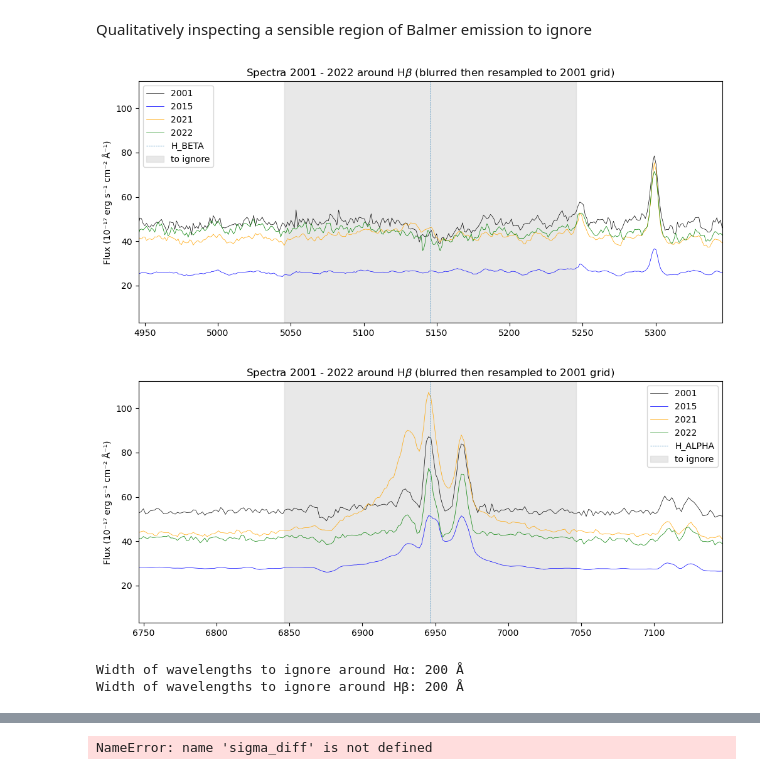
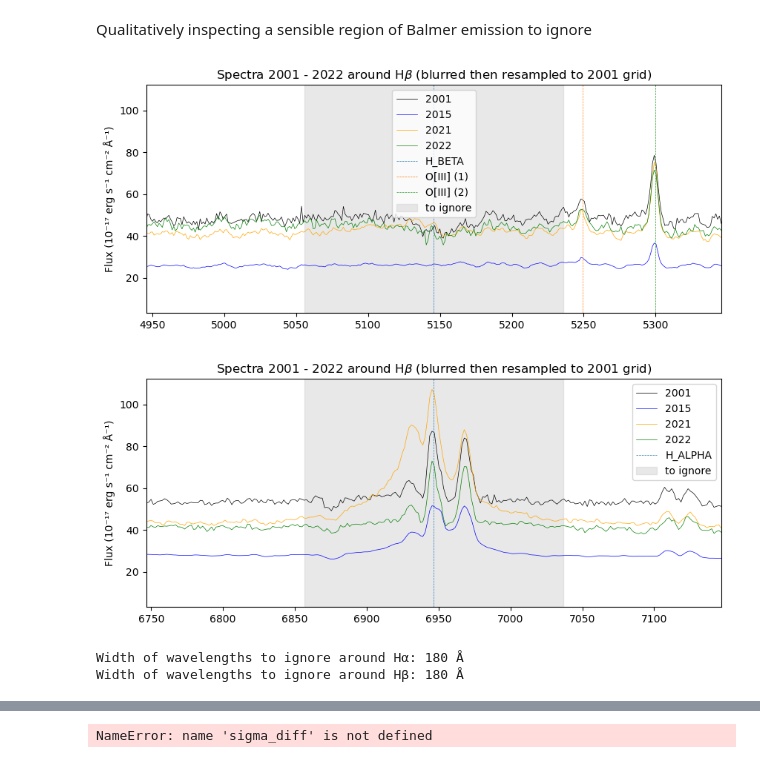
Before and after one commit to things-0/denison_2026, a Jupyter notebook: oli/main.ipynb, the cells around one changed output, grey strips where cells are left out. Saved outputs shown, nothing was run; the diff lists cells and outputs as text; code cells hidden in the pictures.

```diff
--- a/oli/main.ipynb
+++ b/oli/main.ipynb
@@ -881,10 +877,18 @@ def adjust_calibration(
 # %% [markdown]
 ## Reading in data
 # %%
-lam, (data01, data15, data21, data22) = get_data(plot_res_coverage=True) #TODO: compare 4 and 3 arcsec
-flux01, var01 = data01
-flux15, var15 = data15
-flux21, var21 = data21
-flux22, var22 = data22
+data = get_data(plot_res_coverage=True) #TODO: compare 4 and 3 arcsec
+lam, (data01, data15, data21, data22) = data
+flux01, err01 = data01
+flux15, err15 = data15
+flux21, err21 = data21
+flux22, err22 = data22
+
+fname_2015_blue_4arcsec = "323854_A_spectrum_4-arcsec_blue.fits"
+fname_2015_red_4arcsec = "323854_A_spectrum_4-arcsec_red.fits"
+
+#TODO: plot 4 and 3 arcsec 2015 side by side
+# data_4arcsec = get_data(fname_2015_blue_4arcsec, fname_2015_red_4arcsec)
+# data_3arcsec = get_data()
 # %% [output]
 [figure]
@@ -894,37 +898,39 @@ flux22, var22 = data22
 # %% [markdown]
 Qualitatively inspecting a sensible region of Balmer emission to ignore
 # %%
-lambdas_to_ignore_width = 200
-
-plt.figure(figsize=(12,5))
+plt.figure(figsize=FIGURE_SIZE)
 plt.plot(lam, flux01, color='black', label='2001', lw = LINEWIDTH)
 plt.plot(lam, flux15, color='blue', label='2015', lw = LINEWIDTH)
 plt.plot(lam, flux21, color='orange', label='2021', lw = LINEWIDTH)
 plt.plot(lam, flux22, color='green', label='2022', lw = LINEWIDTH)
-plot_vert_emission_lines({"H_BETA": H_BETA}, get_lam_bounds(H_BETA, 400))
-grey_fill_bounds = get_lam_bounds(H_BETA, lambdas_to_ignore_width)
-plt.axvspan(grey_fill_bounds[0], grey_fill_bounds[1], color='lightgrey', alpha=0.5, label="to ignore")
+plot_vert_emission_lines(
+    {"H_BETA": H_BETA, "O[III] (1)": OIII_1, "O[III] (2)": OIII_2}, get_lam_bounds(H_BETA, 400),
+    fill_between_bounds=get_lam_bounds(H_BETA, LAMBDAS_TO_IGNORE_WIDTH),
+    fill_between_label="to ignore"
+)
 plt.ylabel("Flux (10⁻¹⁷ erg s⁻¹ cm⁻² Å⁻¹)")
 plt.title(r"Spectra 2001 - 2022 around H$\beta$ (blurred then resampled to 2001 grid)")
 plt.legend()
 plt.show()
 
-plt.figure(figsize=(12,5))
+plt.figure(figsize=FIGURE_SIZE)
 plt.plot(lam, flux01, color='black', label='2001', lw = LINEWIDTH)
 plt.plot(lam, flux15, color='blue', label='2015', lw = LINEWIDTH)
 plt.plot(lam, flux21, color='orange', label='2021', lw = LINEWIDTH)
 plt.plot(lam, flux22, color='green', label='2022', lw = LINEWIDTH)
-plot_vert_emission_lines({"H_ALPHA": H_ALPHA}, get_lam_bounds(H_ALPHA, 400))
-grey_fill_bounds = get_lam_bounds(H_ALPHA, lambdas_to_ignore_width)
-plt.axvspan(grey_fill_bounds[0], grey_fill_bounds[1], color='lightgrey', alpha=0.5, label="to ignore")
+plot_vert_emission_lines(
+    {"H_ALPHA": H_ALPHA}, get_lam_bounds(H_ALPHA, 400),
+    fill_between_bounds=get_lam_bounds(H_ALPHA, LAMBDAS_TO_IGNORE_WIDTH),
+    fill_between_label="to ignore"
+)
 plt.ylabel("Flux (10⁻¹⁷ erg s⁻¹ cm⁻² Å⁻¹)")
 plt.title(r"Spectra 2001 - 2022 around H$\beta$ (blurred then resampled to 2001 grid)")
 plt.legend()
 plt.show()
-print(f"Width of wavelengths to ignore around Hα: {lambdas_to_ignore_width} Å")
-print(f"Width of wavelengths to ignore around Hβ: {lambdas_to_ignore_width} Å")
+print(f"Width of wavelengths to ignore around Hα: {LAMBDAS_TO_IGNORE_WIDTH} Å")
+print(f"Width of wavelengths to ignore around Hβ: {LAMBDAS_TO_IGNORE_WIDTH} Å")
 # %% [output]
-[figure, old version]
+[figure, new version]
-[figure, old version]
+[figure, new version]
-Width of wavelengths to ignore around Hα: 200 Å
-Width of wavelengths to ignore around Hβ: 200 Å
+Width of wavelengths to ignore around Hα: 180 Å
+Width of wavelengths to ignore around Hβ: 180 Å
```
Also changed, not shown: parts of 33 cells of this notebook, 2 other files.
